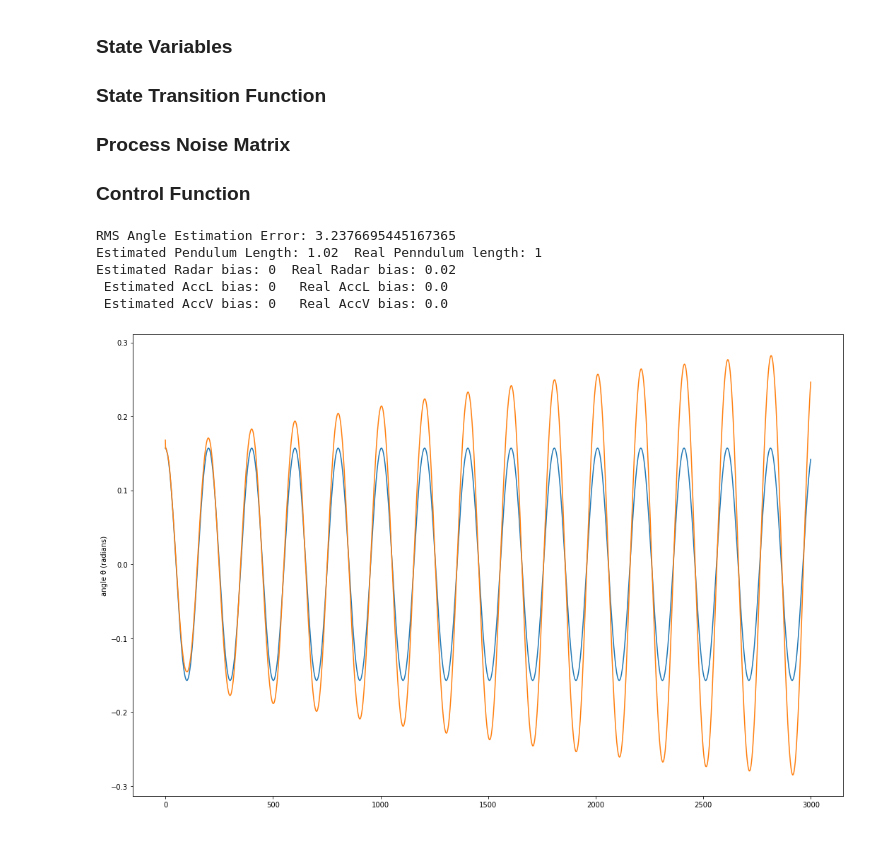
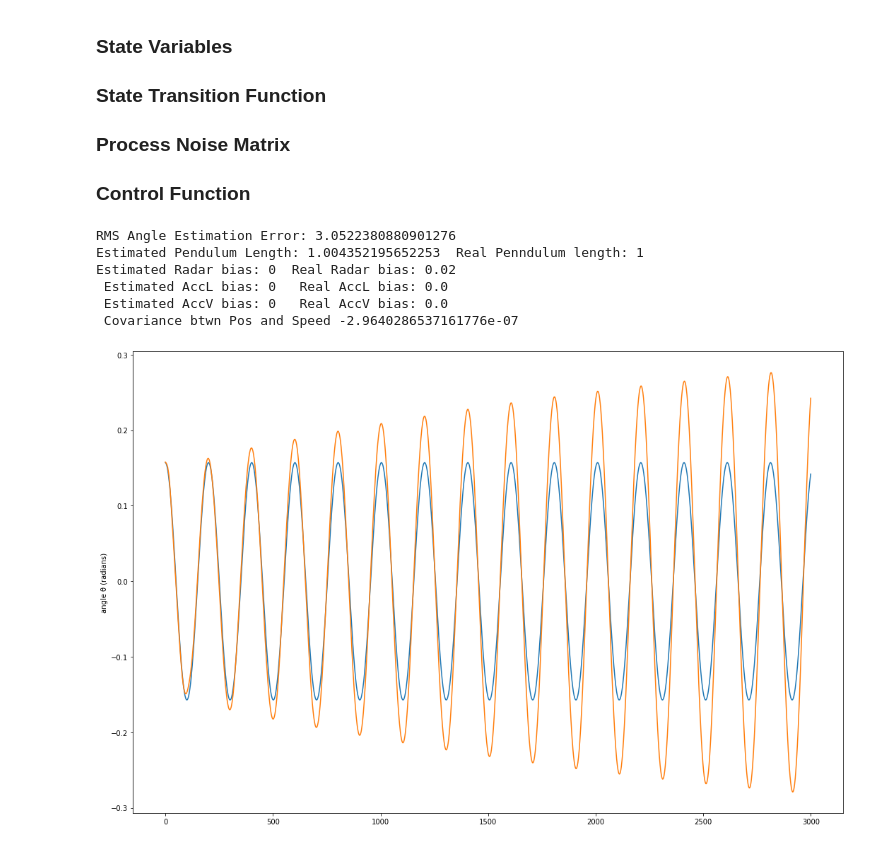
Before and after one commit to teodorniculescu/Extended-Kalman-Filter-Pendulum, a Jupyter notebook: skeleton.ipynb, the cells around one changed output. Drawn from its saved outputs; the diff is of its cells as text; code cells hidden in the pictures.

```diff
--- a/skeleton.ipynb
+++ b/skeleton.ipynb
@@ -17,7 +17,7 @@ lW = 1 #line width for graphs
 # %%
 
 pLen      = 1    # pendulum length, meters
-pLenError = 0.02  # pendulum length error. TRY VARIOUS VALUES
+pLenError = 0.5  # pendulum length error. TRY VARIOUS VALUES
 g = 9.81   #gravitational acceleration
 dT = 0.01  #simulation time increment
 N = 3000   #time steps
@@ -124,10 +124,10 @@ def H_at(X):
             0.
         ],
         [
-            ang_acc/(l**2.),
             0.,
+            g * np.cos(ang),
             0.,
-            -1./l
+            0.
         ]
     ])
 
@@ -136,7 +136,7 @@ def h_at(X):
     return np.array([
         [ang_vel * l * np.cos(ang)],
         [g * np.cos(ang) - (ang_vel ** 2) * l],
-        [-ang_acc/l]
+        [g * np.sin(ang)]
     ])
 
 def predict(estimate, dt):
@@ -166,6 +166,16 @@ def get_angle(state):
     [X, P] = state
     [l, ang, ang_vel, ang_acc] = get_X_components(X)
     return ang
+
+def get_pendLen(state):
+    [X, P] = state
+    [l, ang, ang_vel, ang_acc] = get_X_components(X)
+    return l
+
+def get_cov_pos_speed(state):
+    [X, P] = state
+    cov = P.item((1, 2))
+    return cov
 
 def diagonal_fill4(values):
     (a, b, c, d) = values
@@ -222,26 +232,30 @@ def estimateGyro(measurements, angle, pendLen, g):
         angle = get_angle(state)
         aList.append(angle)
 
-    return (aList, pendLen, 0, 0, 0)
+    new_pendLen = get_pendLen(state)
+    covariance_pos_speed = get_cov_pos_speed(state)
+    return (aList, new_pendLen, 0, 0, 0, covariance_pos_speed)
 # %%
 
-(e_aList, e_penLen, e_vxBias, e_alBias, e_avBias) = estimateGyro(inData, iAngle+iAngleError, pLen+pLenError, g)
+(e_aList, e_penLen, e_vxBias, e_alBias, e_avBias, covariance_pos_speed) = estimateGyro(inData, iAngle+iAngleError, pLen+pLenError, g)
 
 fig, ax = plt.subplots(figsize=figSize)
 ax.plot(angleList) # the real angle
 ax.set_ylabel("angle θ (radians)")
 #ax.plot(w)
 ax.plot(e_aList) # the estimated angle, obviously drifting due to gyroBias (constant error in the angular velocity speed)
 
 print('RMS Angle Estimation Error:', np.sqrt(np.sum((np.array(e_aList)-np.array(angleList))**2)))
 print('Estimated Pendulum Length:',e_penLen,' Real Penndulum length:', pLen)
 print('Estimated Radar bias:', e_vxBias,' Real Radar bias:', vxBias)
 print(' Estimated AccL bias:', e_alBias,'  Real AccL bias:', alBias)
 print(' Estimated AccV bias:', e_avBias,'  Real AccV bias:', avBias)
+print(' Covariance btwn Pos and Speed', covariance_pos_speed)
 # %% [output]
-RMS Angle Estimation Error: 3.2376695445167365
-Estimated Pendulum Length: 1.02  Real Penndulum length: 1
+RMS Angle Estimation Error: 3.0522380880901276
+Estimated Pendulum Length: 1.004352195652253  Real Penndulum length: 1
 Estimated Radar bias: 0  Real Radar bias: 0.02
  Estimated AccL bias: 0   Real AccL bias: 0.0
  Estimated AccV bias: 0   Real AccV bias: 0.0
+ Covariance btwn Pos and Speed -2.9640286537161776e-07
-[figure, old version]
+[figure, new version]
```
